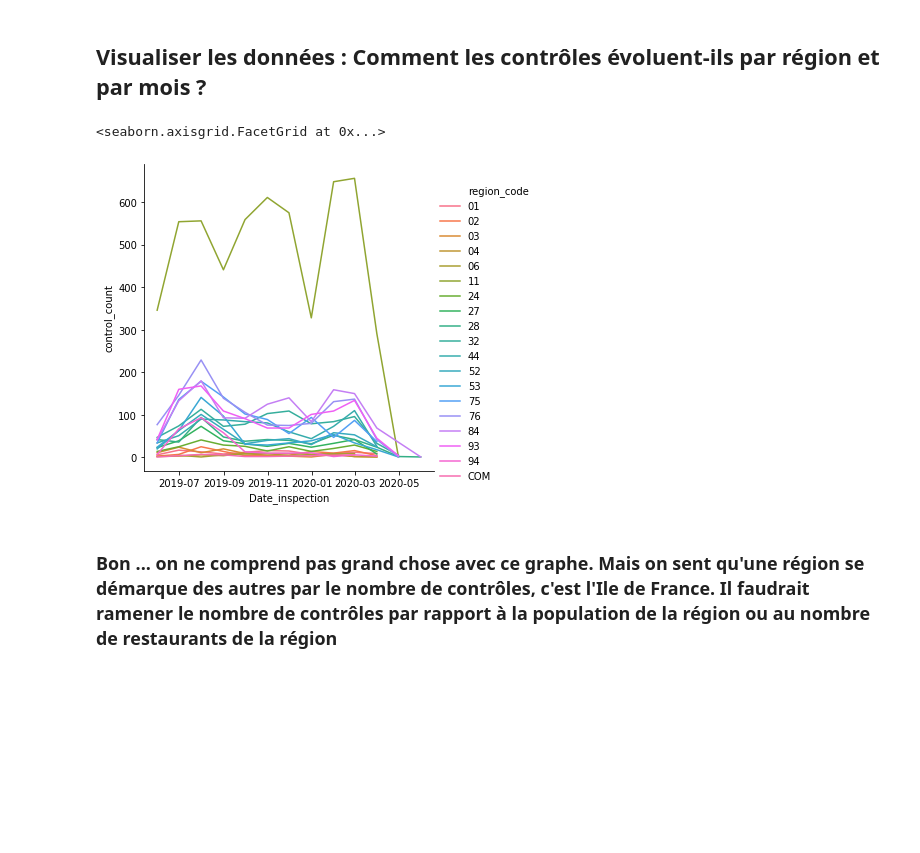
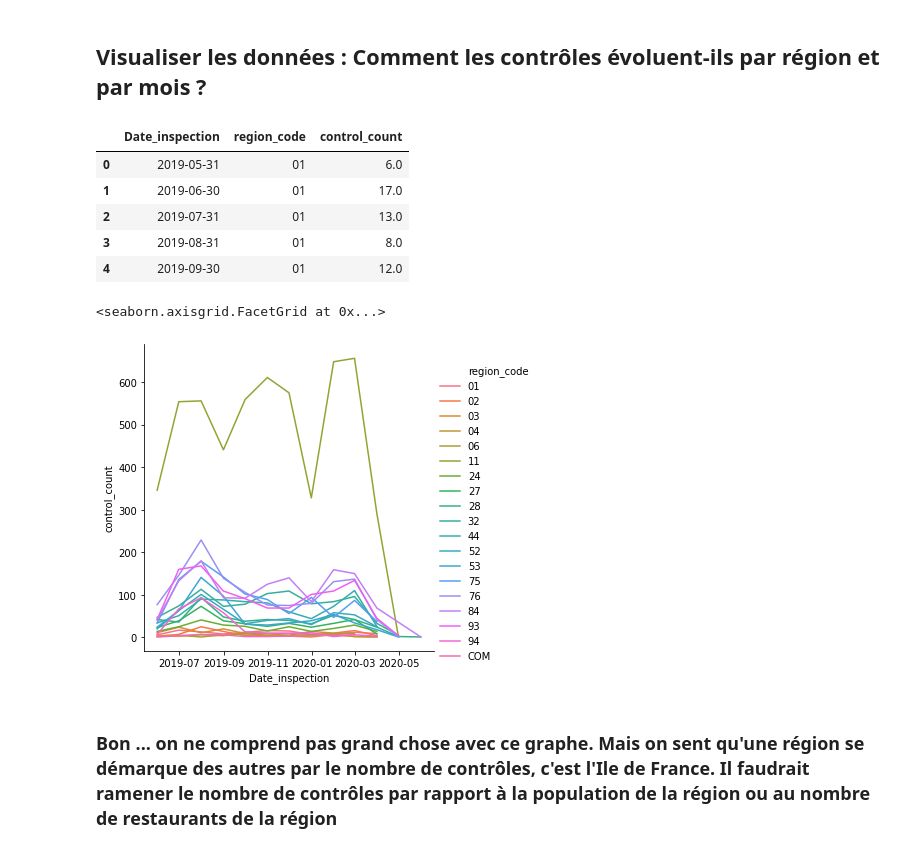
Before and after one commit to etalab-ia/ami-ia, a Jupyter notebook: session2/introduction_a_la_data_visualisation.ipynb, the cells around one changed output. Cells and saved outputs as stored; diff of their text form; code cells hidden in the pictures; blank space fills up the shorter version.

```diff
--- a/session2/introduction_a_la_data_visualisation.ipynb
+++ b/session2/introduction_a_la_data_visualisation.ipynb
@@ -390,12 +385,22 @@ dtype: int64
 # On groupe les données par mois et par région
 grouped = df_with_regions.groupby([pd.Grouper(key = 'Date_inspection', freq = 'm'),'region_code'])['Synthese_eval_sanit'].count()
 # %%
-# Un peu de transformation et on affiche le graphe !
+# Un peu de transformation
 df_inspections = grouped.unstack('region_code').reset_index().melt('Date_inspection', var_name = 'region_code', value_name = 'control_count')
-sns.relplot(x = 'Date_inspection', y= 'control_count', hue = 'region_code', data= df_inspections, kind = 'line')
+df_inspections.head()
 # %% [output]
-<seaborn.axisgrid.FacetGrid at 0x...>
-[figure, removed]
+|  | Date_inspection | region_code | control_count |
+| 0 | 2019-05-31 | 01 | 6.0 |
+| 1 | 2019-06-30 | 01 | 17.0 |
+| 2 | 2019-07-31 | 01 | 13.0 |
+| 3 | 2019-08-31 | 01 | 8.0 |
+| 4 | 2019-09-30 | 01 | 12.0 |
+# %%
+# Et on affiche le graphe !
+sns.relplot(x = 'Date_inspection', y= 'control_count', hue = 'region_code', data= df_inspections, kind = 'line')
+# %% [output]
+<seaborn.axisgrid.FacetGrid at 0x...>
+[figure, added]
 # %% [markdown]
 ### Bon ... on ne comprend pas grand chose avec ce graphe. Mais on sent qu'une région se démarque des autres par le nombre de contrôles, c'est l'Ile de France. Il faudrait ramener le nombre de contrôles par rapport à la population de la région ou au nombre de restaurants de la région
 # %% [markdown]
```
Also changed, not shown: parts of 34 cells of this notebook.
